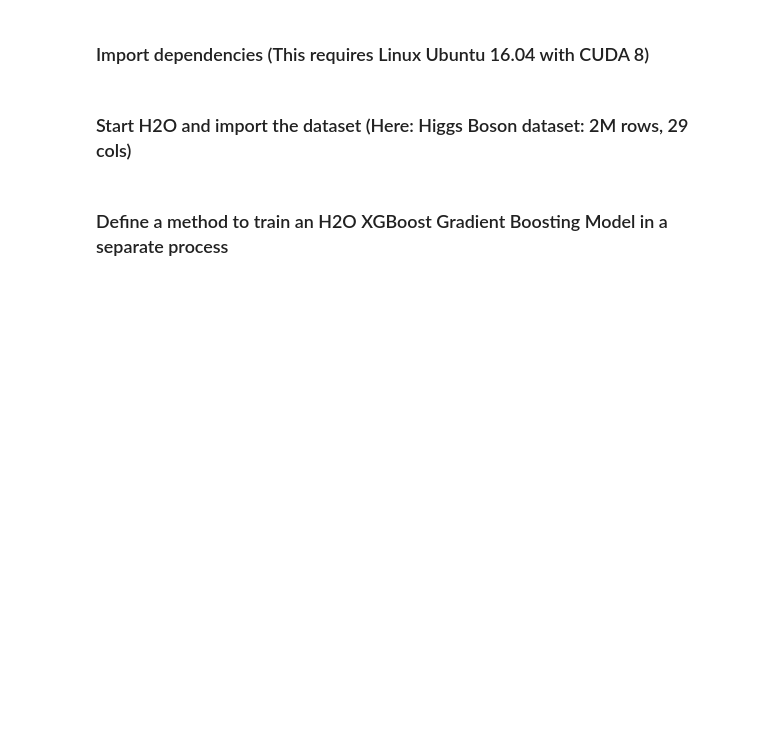
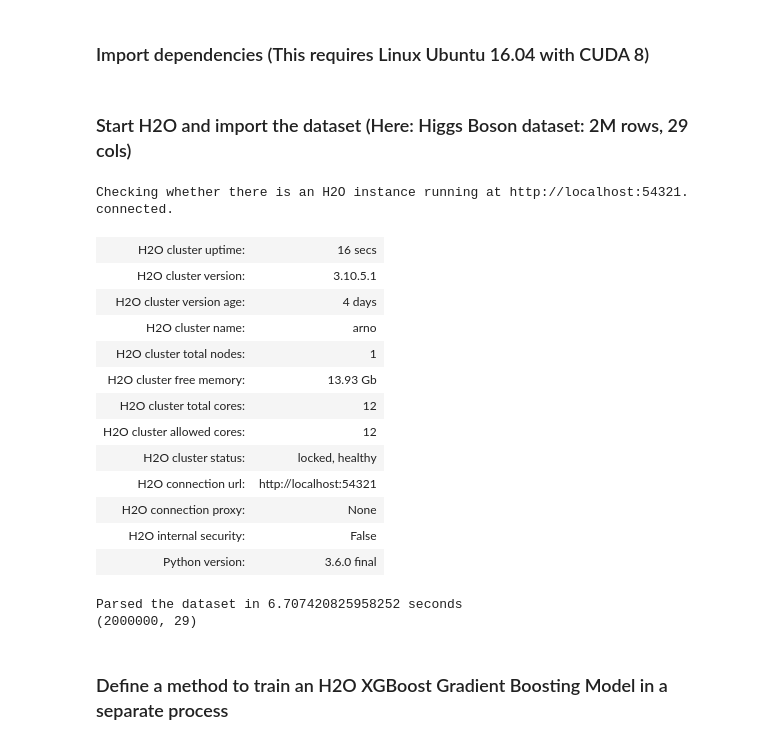
Before and after one commit to h2oai/perf, a Jupyter notebook: gtc/Multi-GPU-H2O-GBM.ipynb, the cells around one changed output. Drawn from its saved outputs; the diff is of its cells as text; code cells hidden in the pictures; blank space fills up the shorter version.

```diff
--- a/gtc/Multi-GPU-H2O-GBM.ipynb
+++ b/gtc/Multi-GPU-H2O-GBM.ipynb
@@ -33,21 +34,38 @@ sns.set_style("whitegrid")
 ### Start H2O and import the dataset (Here: Higgs Boson dataset: 2M rows, 29 cols)
 # %%
 #path = "https://s3.amazonaws.com/h2o-public-test-data/bigdata/laptop/higgs_head_2M.csv" ### this works too
-path = "/opt/higgs_head_2M.csv"
+path = "/home/arno/h2o-3/bigdata/laptop/higgs_head_2M.csv"
 target = 0
 drop_cols=[]
 trainrows=1000000
 
 h2o.init(max_mem_size="16G")
 t0 = time.time()
 df_hex = h2o.import_file(path)
 t1 = time.time()
 print("Parsed the dataset in %r seconds" % (t1-t0))
 for c in drop_cols:
     df_hex = df_hex.drop(c, axis=1)
 df_hex.refresh()
 
 print(df_hex.shape)
+# %% [output]
+Checking whether there is an H2O instance running at http://localhost:54321. connected.
+| H2O cluster uptime: | 16 secs |
+| H2O cluster version: | 3.10.5.1 |
+| H2O cluster version age: | 4 days |
+| H2O cluster name: | arno |
+| H2O cluster total nodes: | 1 |
+| H2O cluster free memory: | 13.93 Gb |
+| H2O cluster total cores: | 12 |
+| H2O cluster allowed cores: | 12 |
+| H2O cluster status: | locked, healthy |
+| H2O connection url: | http://localhost:54321 |
+| H2O connection proxy: | None |
+| H2O internal security: | False |
+| Python version: | 3.6.0 final |
+Parsed the dataset in 6.707420825958252 seconds
+(2000000, 29)
 # %% [markdown]
 ### Define a method to train an H2O XGBoost Gradient Boosting Model in a separate process
 # %%
```
Also changed, not shown: parts of 5 cells of this notebook.
